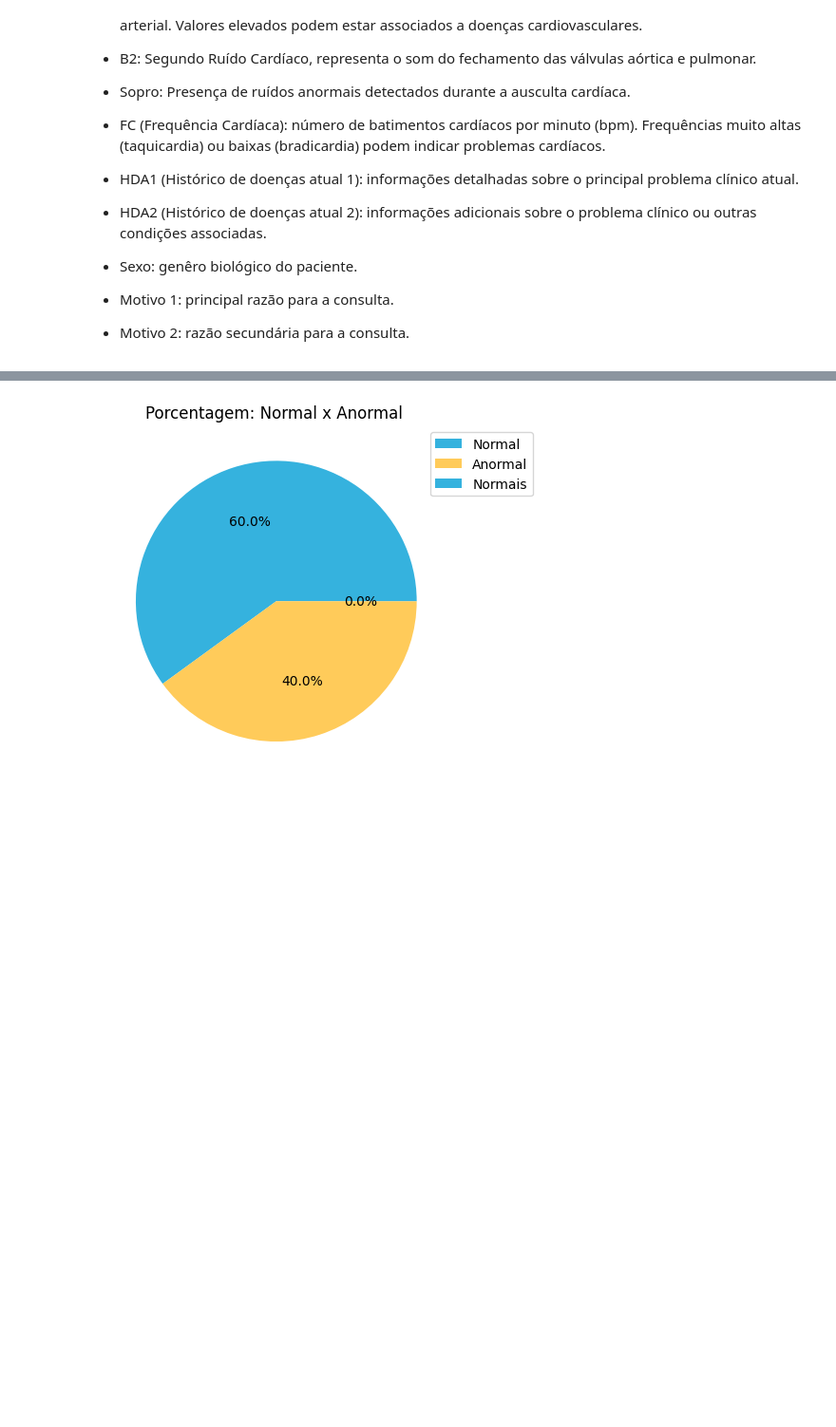
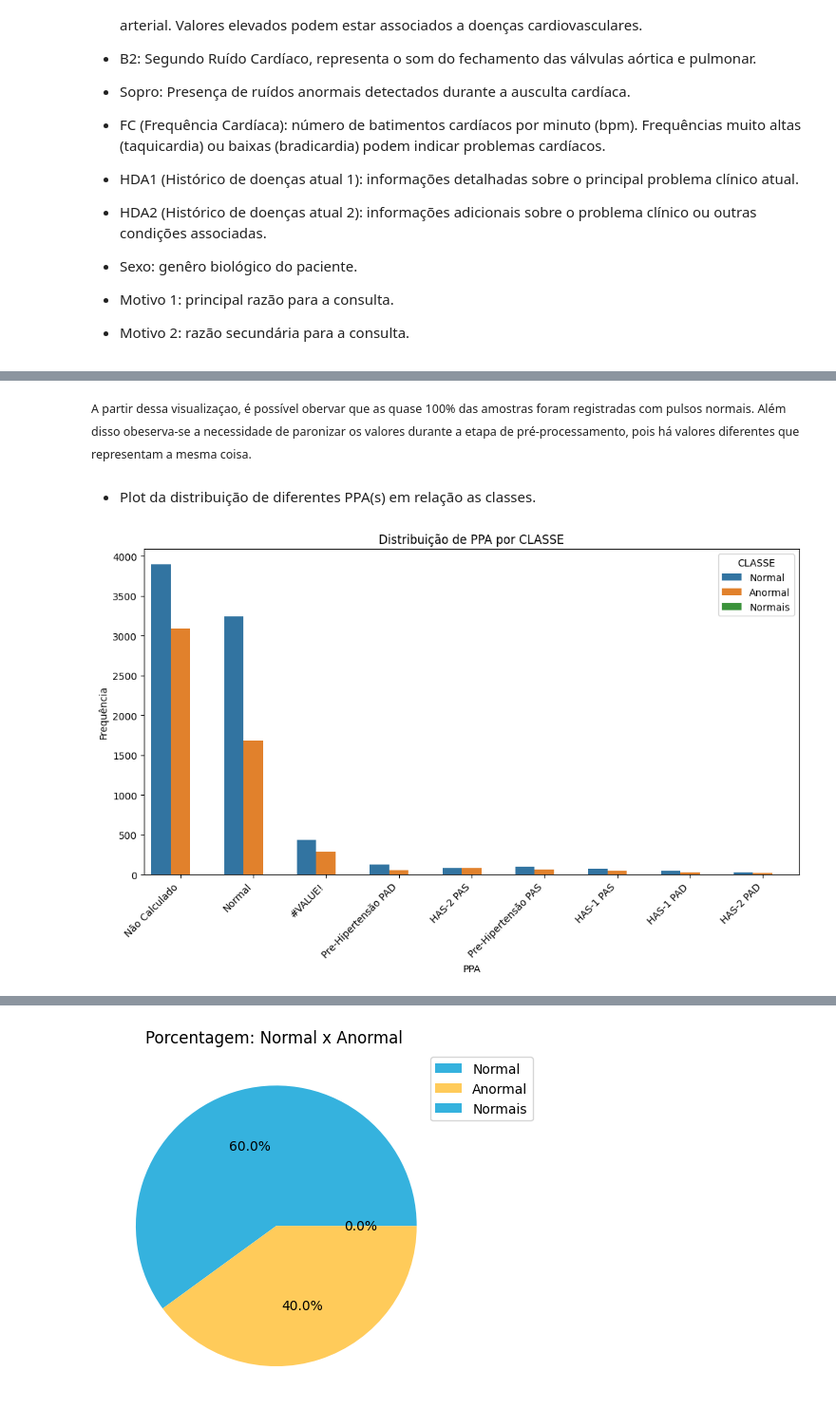
Before and after one commit to guisantoxxx/trabalho-AM, a Jupyter notebook: tentativa_cluster_one_hot_encoding.ipynb, the cells around one changed output, grey strips where cells are left out. Shown at 95% size. Saved outputs shown, nothing was run; the diff lists cells and outputs as text; code cells hidden in the pictures; blank space fills up the shorter version.

```diff
--- a/tentativa_cluster_one_hot_encoding.ipynb
+++ b/tentativa_cluster_one_hot_encoding.ipynb
@@ -86,0 +99,8 @@ train_data.head(5)
+# %% [markdown]
+<small>A partir dessa visualizaçao, é possível obervar que as quase 100% das amostras foram registradas com pulsos normais. Além disso obeserva-se a necessidade de paronizar os valores durante a etapa de pré-processamento, pois há valores diferentes que representam a mesma coisa.</small>
+# %% [markdown]
+* Plot da distribuição de diferentes PPA(s) em relação as classes.
+# %%
+plotar_grafico_barras(train_data, 'PPA', 'CLASSE')
+# %% [output]
+[figure, added]
```
Also changed, not shown: parts of 172 cells of this notebook, 1 other file.
